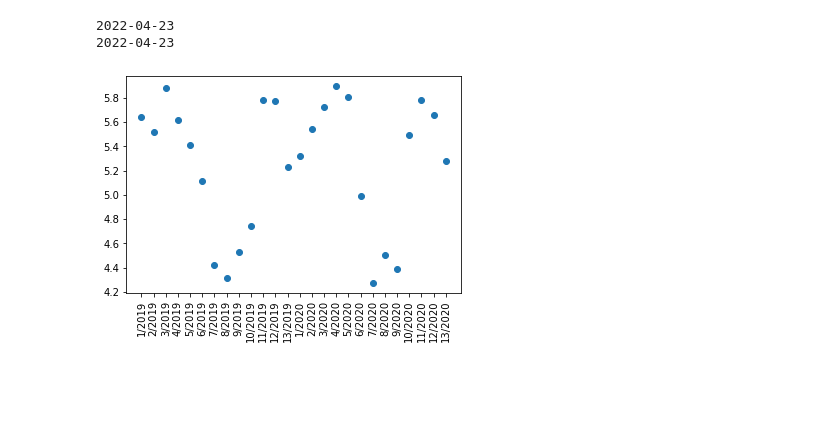
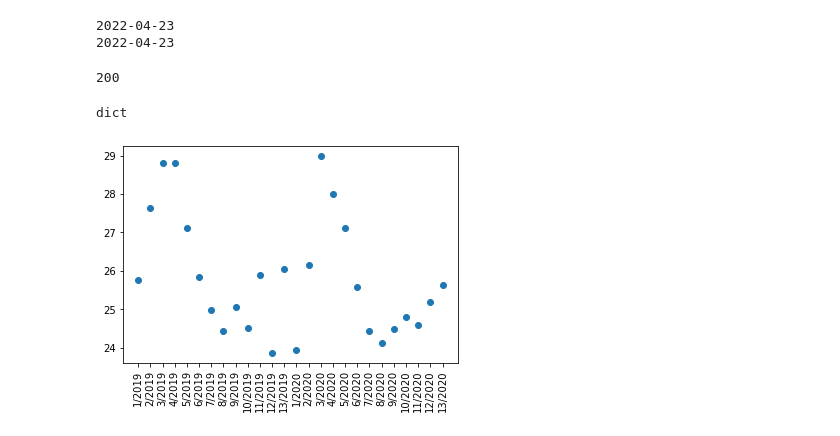
Before and after one commit to Damzo/Solar-Collector-App, a Jupyter notebook: testings.ipynb, the cells around one changed output. Drawn from its saved outputs; the diff is of its cells as text; code cells hidden in the pictures; blank space fills up the shorter version.

```diff
--- a/testings.ipynb
+++ b/testings.ipynb
@@ -62,22 +62,25 @@ import json
 end_point = "https://power.larc.nasa.gov/api/temporal/monthly/point"
 fmt = "JSON"
 community="RE"
-param = "ALLSKY_SFC_SW_DWN,CLRSKY_SFC_SW_DWN,WS2M,QV2M,RH2M"
+param = "ALLSKY_SFC_SW_DWN,CLRSKY_SFC_SW_DWN,WS2M,QV2M,RH2M,T2M"
 start_year=2019
 end_year=2020
-latd = location[0]
-lgtd = location[1]
+latd = 9 #location[0]
+lgtd = 1 #location[1]
 
 load = {'parameters': param, 'community': community, 'longitude': lgtd, 'latitude': latd, 'format': fmt, 'start': start_year, 'end': end_year}
 
 r = requests.get(end_point, params=load)
-print(r.url)
+# print(r.url)
 print(r.status_code)
 
 data = json.loads(r.text)
 
 type(data)
 # data['geometry']['coordinates']
+# %% [output]
+200
+dict
 # %%
 import numpy as np
 
@@ -87,11 +90,13 @@ CLRSKY_SFC_SW_DWN = data['properties']['parameter']['CLRSKY_SFC_SW_DWN']
 RH2M = data['properties']['parameter']['RH2M']
 QV2M = data['properties']['parameter']['QV2M']
 WS2M = data['properties']['parameter']['WS2M']
+T2M = data['properties']['parameter']['T2M']
 units = {'ALLSKY_SFC_SW_DWN':data['parameters']['ALLSKY_SFC_SW_DWN']['units'],
          'CLRSKY_SFC_SW_DWN':data['parameters']['CLRSKY_SFC_SW_DWN']['units'],
          'RH2M':data['parameters']['RH2M']['units'],
          'QV2M':data['parameters']['QV2M']['units'],
-         'WS2M':data['parameters']['WS2M']['units']
+         'WS2M':data['parameters']['WS2M']['units'],
+         'T2M':data['parameters']['T2M']['units']
          }
 
 ALLSKY_SFC_SW_DWN = np.array([np.array([k, v]) for k, v in ALLSKY_SFC_SW_DWN.items()])
@@ -99,6 +104,7 @@ CLRSKY_SFC_SW_DWN = np.array([np.array([k, v]) for k, v in CLRSKY_SFC_SW_DWN.ite
 RH2M = np.array([np.array([k, v]) for k, v in RH2M.items()])
 QV2M = np.array([np.array([k, v]) for k, v in QV2M.items()])
 WS2M = np.array([np.array([k, v]) for k, v in WS2M.items()])
+T2M = np.array([np.array([k, v]) for k, v in T2M.items()])
 
 # slice years from months
 All_Sky_Irradiance = np.zeros((ALLSKY_SFC_SW_DWN.shape[0], ALLSKY_SFC_SW_DWN.shape[1]+1))
@@ -106,6 +112,7 @@ Clear_Sky_Irradiance = np.zeros((CLRSKY_SFC_SW_DWN.shape[0], CLRSKY_SFC_SW_DWN.s
 Relative_Humidity = np.zeros((RH2M.shape[0], RH2M.shape[1]+1))
 Specific_Humidity = np.zeros((QV2M.shape[0], QV2M.shape[1]+1))
 Wind_Speed = np.zeros((WS2M.shape[0], WS2M.shape[1]+1))
+Temperature = np.zeros((T2M.shape[0], T2M.shape[1]+1))
 
 All_Sky_Irradiance[:,0] = [i[0:4] for i in ALLSKY_SFC_SW_DWN[:,0]]
 All_Sky_Irradiance[:,1] = [i[4:6] for i in ALLSKY_SFC_SW_DWN[:,0]]
@@ -116,26 +123,32 @@ Clear_Sky_Irradiance[:,2] = CLRSKY_SFC_SW_DWN[:,1]
 Relative_Humidity[:,0] = [i[0:4] for i in RH2M[:,0]]
 Relative_Humidity[:,1] = [i[4:6] for i in RH2M[:,0]]
 Relative_Humidity[:,2] = RH2M[:,1]
+Specific_Humidity[:,0] = [i[0:4] for i in QV2M[:,0]]
+Specific_Humidity[:,1] = [i[4:6] for i in QV2M[:,0]]
+Specific_Humidity[:,2] = QV2M[:,1]
 Wind_Speed[:,0] = [i[0:4] for i in WS2M[:,0]]
 Wind_Speed[:,1] = [i[4:6] for i in WS2M[:,0]]
 Wind_Speed[:,2] = WS2M[:,1]
+Temperature[:,0] = [i[0:4] for i in T2M[:,0]]
+Temperature[:,1] = [i[4:6] for i in T2M[:,0]]
+Temperature[:,2] = T2M[:,1]
 # %%
 import matplotlib.pyplot as plt
 plt.figure()
-x = All_Sky_Irradiance[:,1]
+x = Temperature[:,1]
 ticks = []
 
 for i in range(x.size):
-    a = str(int(x[i])) + '/' + str(int(All_Sky_Irradiance[i,0]))
+    a = str(int(x[i])) + '/' + str(int(Temperature_2m[i,0]))
     ticks.append(a)
     # print(ticks[i])
 
-y = All_Sky_Irradiance[:,2]
+y = Temperature[:,2]
 plt.scatter(ticks, y)
 plt.xticks(ticks, ticks, rotation=90)
 plt.show()
 # %% [output]
-[figure, old version]
+[figure, new version]
 # %%
 from scipy import stats
 import numpy as np
```
Also changed, not shown: parts of 3 cells of this notebook, 6 other files.
